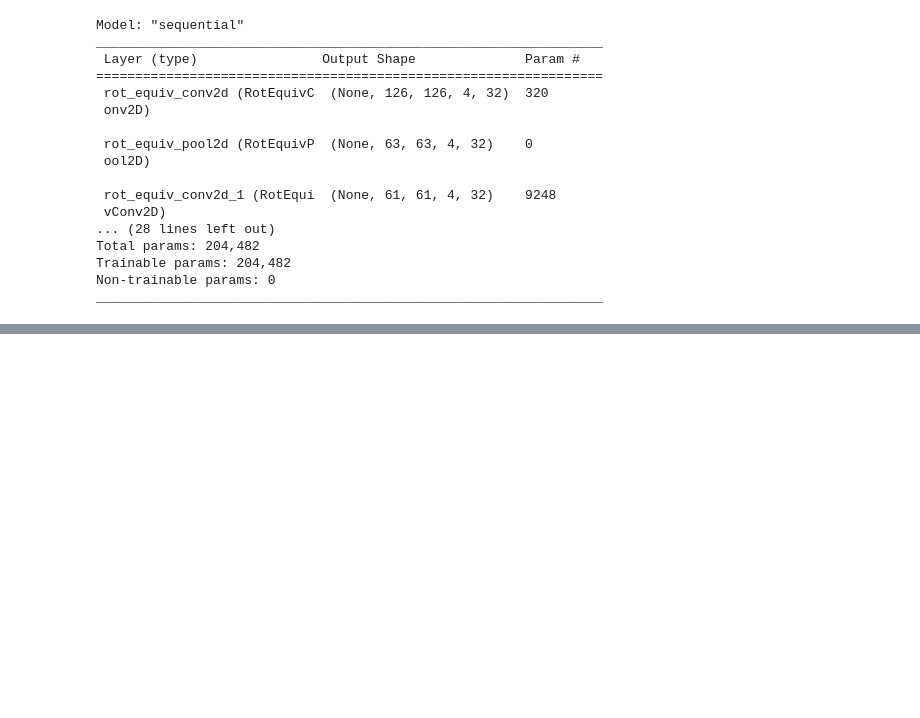
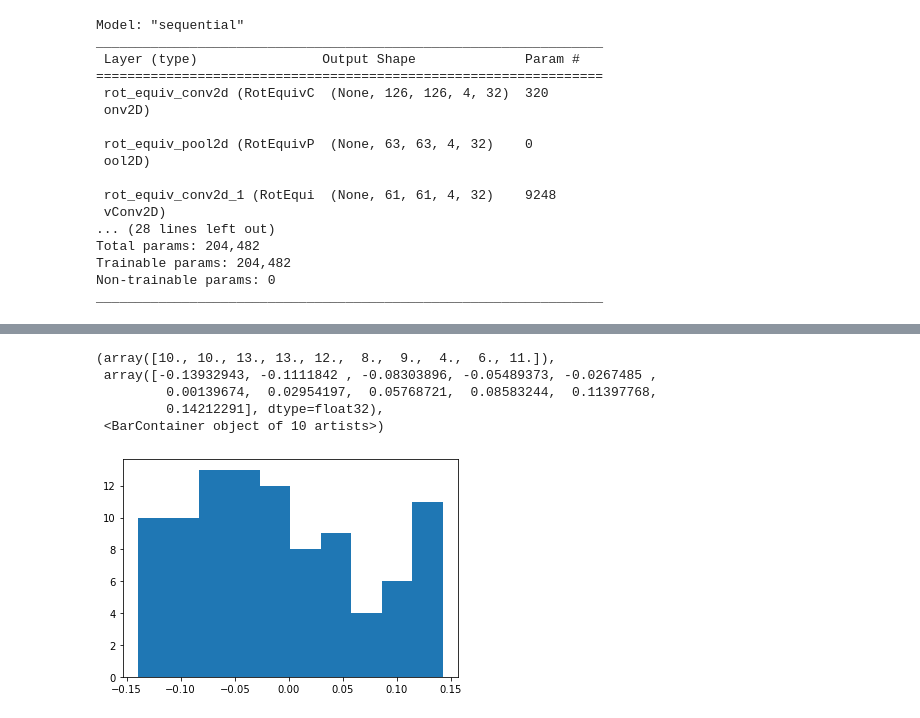
Before and after one commit to zyjux/gdl-storm-mode, a Jupyter notebook: notebooks/toy_dataset_examination/toy_dataset_gdl_CNN.ipynb, the cells around one changed output, grey strips where cells are left out. Saved outputs shown, nothing was run; the diff lists cells and outputs as text; code cells hidden in the pictures; blank space fills up the shorter version.

```diff
--- a/notebooks/toy_dataset_examination/toy_dataset_gdl_CNN.ipynb
+++ b/notebooks/toy_dataset_examination/toy_dataset_gdl_CNN.ipynb
@@ -196,0 +190,9 @@ CNN_model.evaluate(X_test, Y_test)
+# %%
+plt.hist(model.get_weights()[0][1].ravel())
+# %% [output]
+(array([10., 10., 13., 13., 12.,  8.,  9.,  4.,  6., 11.]),
+ array([-0.13932943, -0.1111842 , -0.08303896, -0.05489373, -0.0267485 ,
+         0.00139674,  0.02954197,  0.05768721,  0.08583244,  0.11397768,
+         0.14212291], dtype=float32),
+ <BarContainer object of 10 artists>)
+[figure, added]
```
Also changed, not shown: parts of 14 cells of this notebook.
